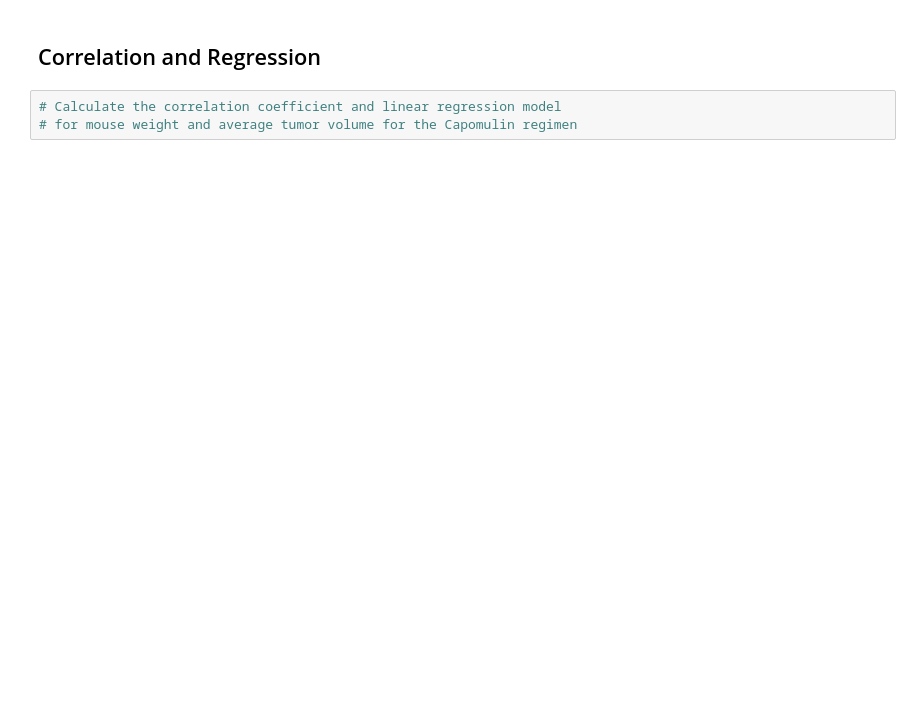
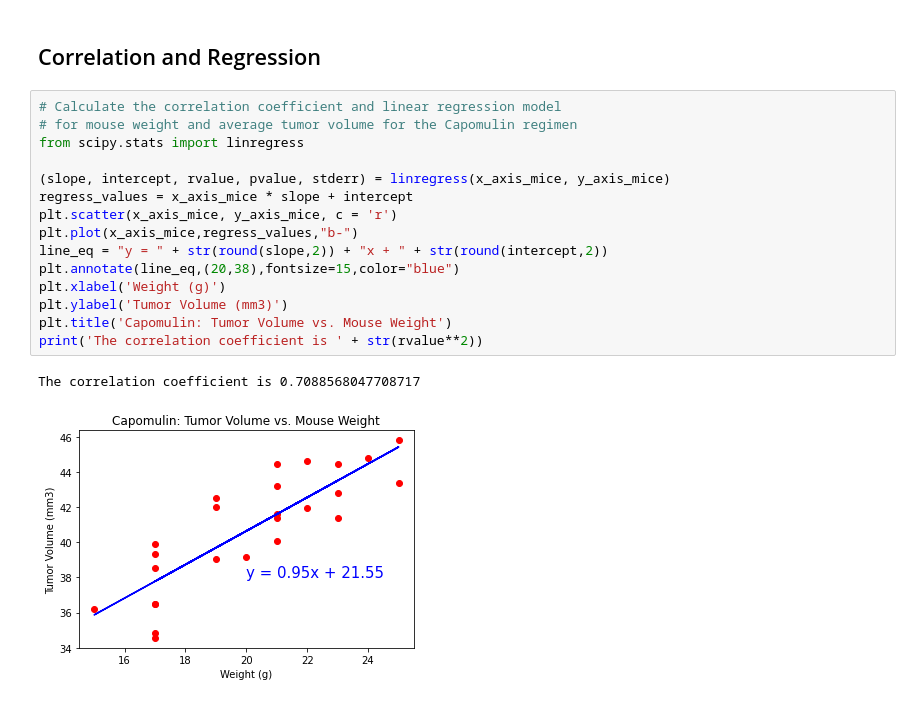
Before and after one commit to ichakrabarty/matplotlib-challenge, a Jupyter notebook: Pymaceuticals/pymaceuticals_starter.ipynb, the cells around one changed output. Drawn from its saved outputs; the diff is of its cells as text; blank space fills up the shorter version.

```diff
--- a/Pymaceuticals/pymaceuticals_starter.ipynb
+++ b/Pymaceuticals/pymaceuticals_starter.ipynb
@@ -350,5 +353,20 @@ plt.scatter(x_axis_mice, y_axis_mice, c = 'r')
 # %% [markdown]
 ## Correlation and Regression
-# %%
-# Calculate the correlation coefficient and linear regression model
-# for mouse weight and average tumor volume for the Capomulin regimen
+# %%
+# Calculate the correlation coefficient and linear regression model
+# for mouse weight and average tumor volume for the Capomulin regimen
+from scipy.stats import linregress
+
+(slope, intercept, rvalue, pvalue, stderr) = linregress(x_axis_mice, y_axis_mice)
+regress_values = x_axis_mice * slope + intercept
+plt.scatter(x_axis_mice, y_axis_mice, c = 'r')
+plt.plot(x_axis_mice,regress_values,"b-")
+line_eq = "y = " + str(round(slope,2)) + "x + " + str(round(intercept,2))
+plt.annotate(line_eq,(20,38),fontsize=15,color="blue")
+plt.xlabel('Weight (g)')
+plt.ylabel('Tumor Volume (mm3)')
+plt.title('Capomulin: Tumor Volume vs. Mouse Weight')
+print('The correlation coefficient is ' + str(rvalue**2))
+# %% [output]
+The correlation coefficient is 0.7088568047708717
+[figure, added]
```
Also changed, not shown: parts of 1 cell of this notebook.
